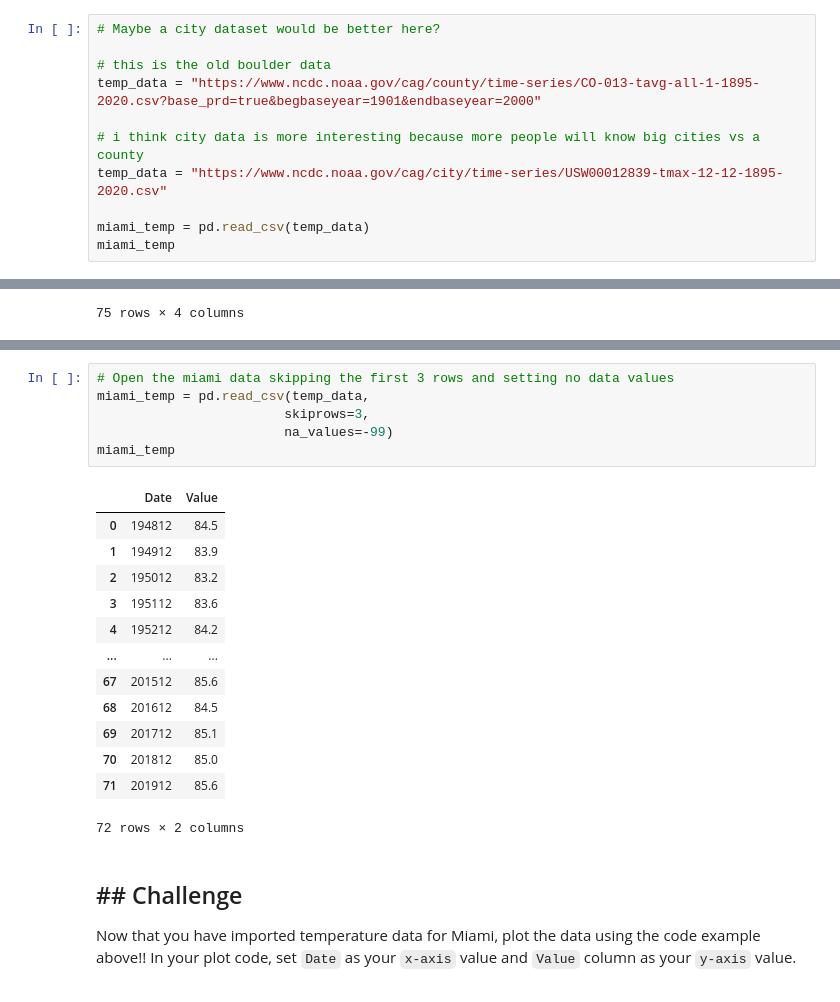
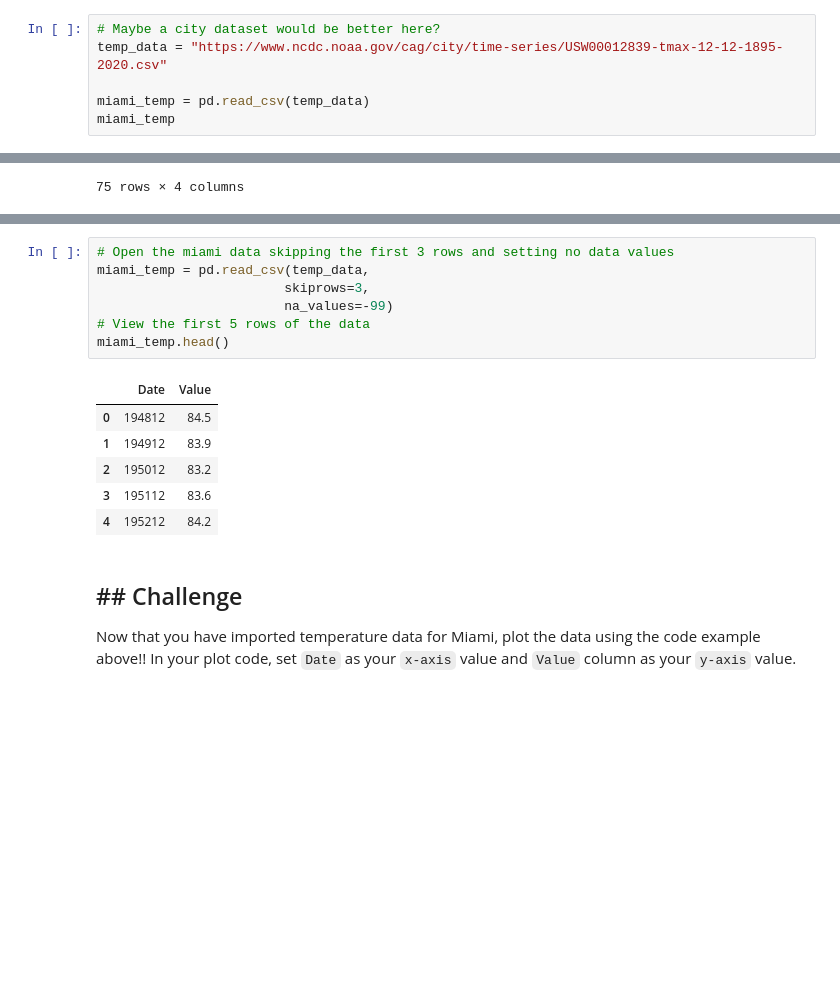
Before and after one commit to earthlab/edsc-summer-2020, a Jupyter notebook: data-types/4-python-tabular-data.ipynb, the cells around one changed output, grey strips where cells are left out. Saved outputs shown, nothing was run; the diff lists cells and outputs as text; blank space fills up the shorter version.

```diff
--- a/data-types/4-python-tabular-data.ipynb
+++ b/data-types/4-python-tabular-data.ipynb
@@ -305,10 +271,5 @@ portland, or??
 # %%
 # Maybe a city dataset would be better here?
-
-# this is the old boulder data
-temp_data = "https://www.ncdc.noaa.gov/cag/county/time-series/CO-013-tavg-all-1-1895-2020.csv?base_prd=true&begbaseyear=1901&endbaseyear=2000"
-
-# i think city data is more interesting because more people will know big cities vs a county
 temp_data = "https://www.ncdc.noaa.gov/cag/city/time-series/USW00012839-tmax-12-12-1895-2020.csv"
 
 miami_temp = pd.read_csv(temp_data)
@@ -357,23 +317,17 @@ in python) it will not be included in plots or any mathematical operations.
 # %%
 # Open the miami data skipping the first 3 rows and setting no data values
 miami_temp = pd.read_csv(temp_data,
                         skiprows=3,
                         na_values=-99)
-miami_temp
+# View the first 5 rows of the data
+miami_temp.head()
 # %% [output]
 |  | Date | Value |
 | 0 | 194812 | 84.5 |
 | 1 | 194912 | 83.9 |
 | 2 | 195012 | 83.2 |
 | 3 | 195112 | 83.6 |
 | 4 | 195212 | 84.2 |
-| ... | ... | ... |
-| 67 | 201512 | 85.6 |
-| 68 | 201612 | 84.5 |
-| 69 | 201712 | 85.1 |
-| 70 | 201812 | 85.0 |
-| 71 | 201912 | 85.6 |
-72 rows × 2 columns
 # %% [markdown]
 <div class="notice--warning" markdown="1">
 
```
Also changed, not shown: parts of 18 cells of this notebook, 1 other file.
